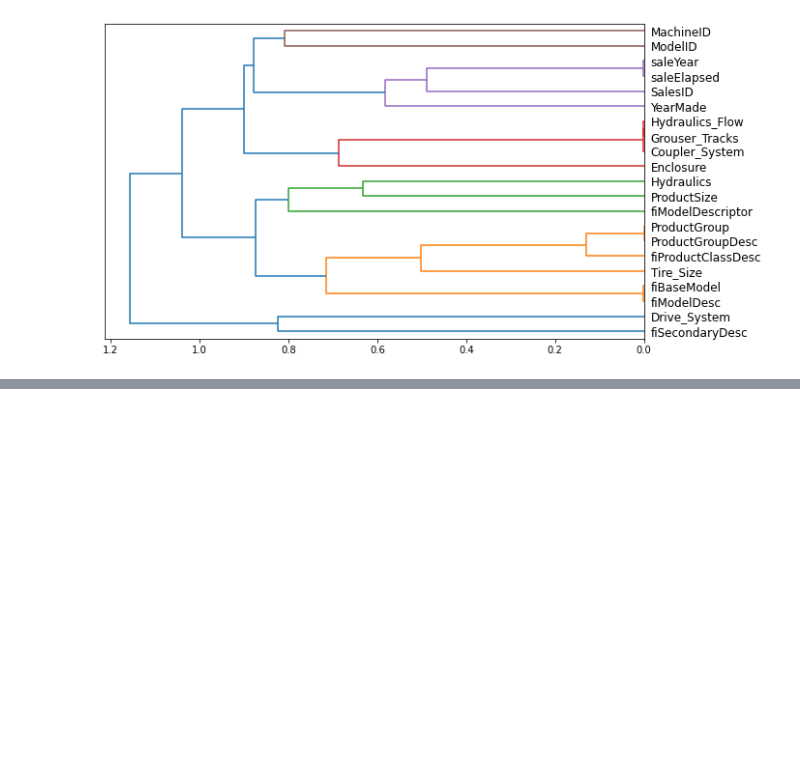
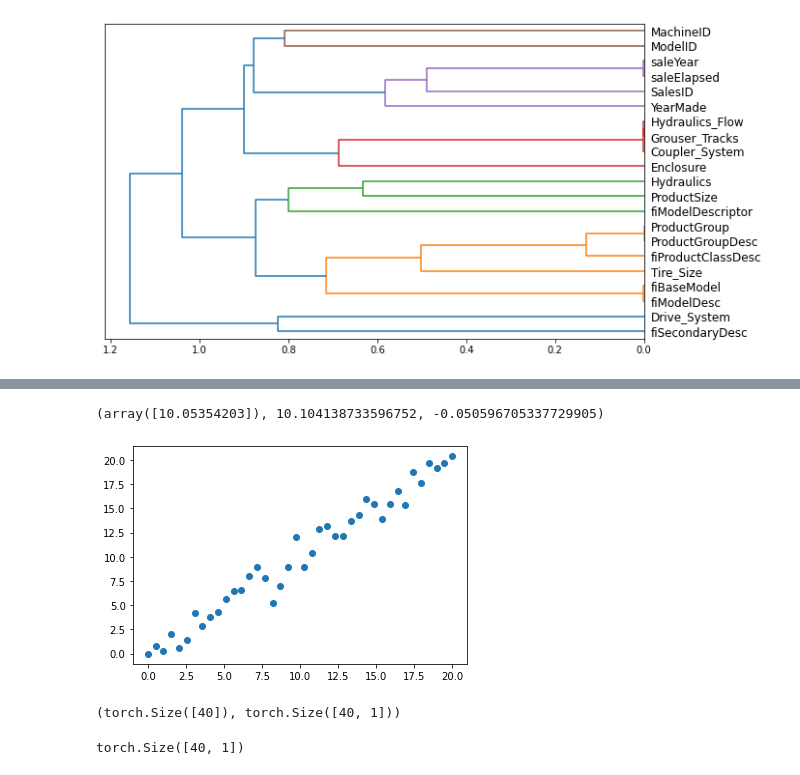
Before and after one commit to satani99/practical_deep_learning_for_coders, a Jupyter notebook: fast_ai_9.ipynb, the cells around one changed output, grey strips where cells are left out. Drawn from its saved outputs; the diff is of its cells as text; code cells hidden in the pictures; blank space fills up the shorter version.

```diff
--- a/fast_ai_9.ipynb
+++ b/fast_ai_9.ipynb
@@ -363,0 +404,19 @@ m_rmse(m, xs_final, y), m_rmse(m, valid_xs_final, valid_y)
+# %%
+prediction[0], bias[0], contributions[0].sum()
+# %% [output]
+(array([10.05354203]), 10.104138733596752, -0.050596705337729905)
+# %%
+x_lin = torch.linspace(0, 20, steps=40)
+y_lin = x_lin + torch.randn_like(x_lin)
+plt.scatter(x_lin, y_lin);
+# %% [output]
+[figure, added]
+# %%
+xs_lin = x_lin.unsqueeze(1)
+x_lin.shape, xs_lin.shape
+# %% [output]
+(torch.Size([40]), torch.Size([40, 1]))
+# %%
+x_lin[:,None].shape
+# %% [output]
+torch.Size([40, 1])
```
Also changed, not shown: parts of 49 cells of this notebook.
